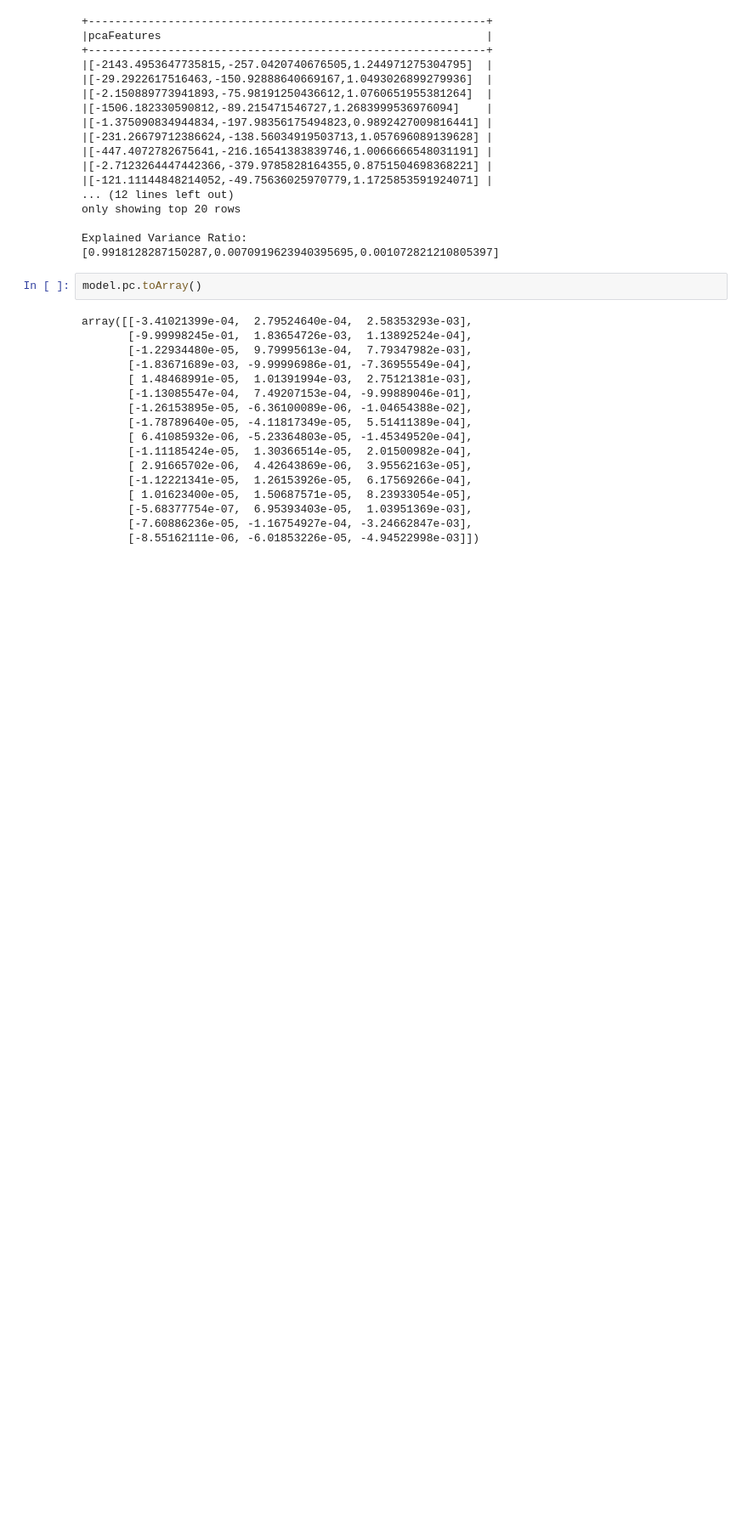
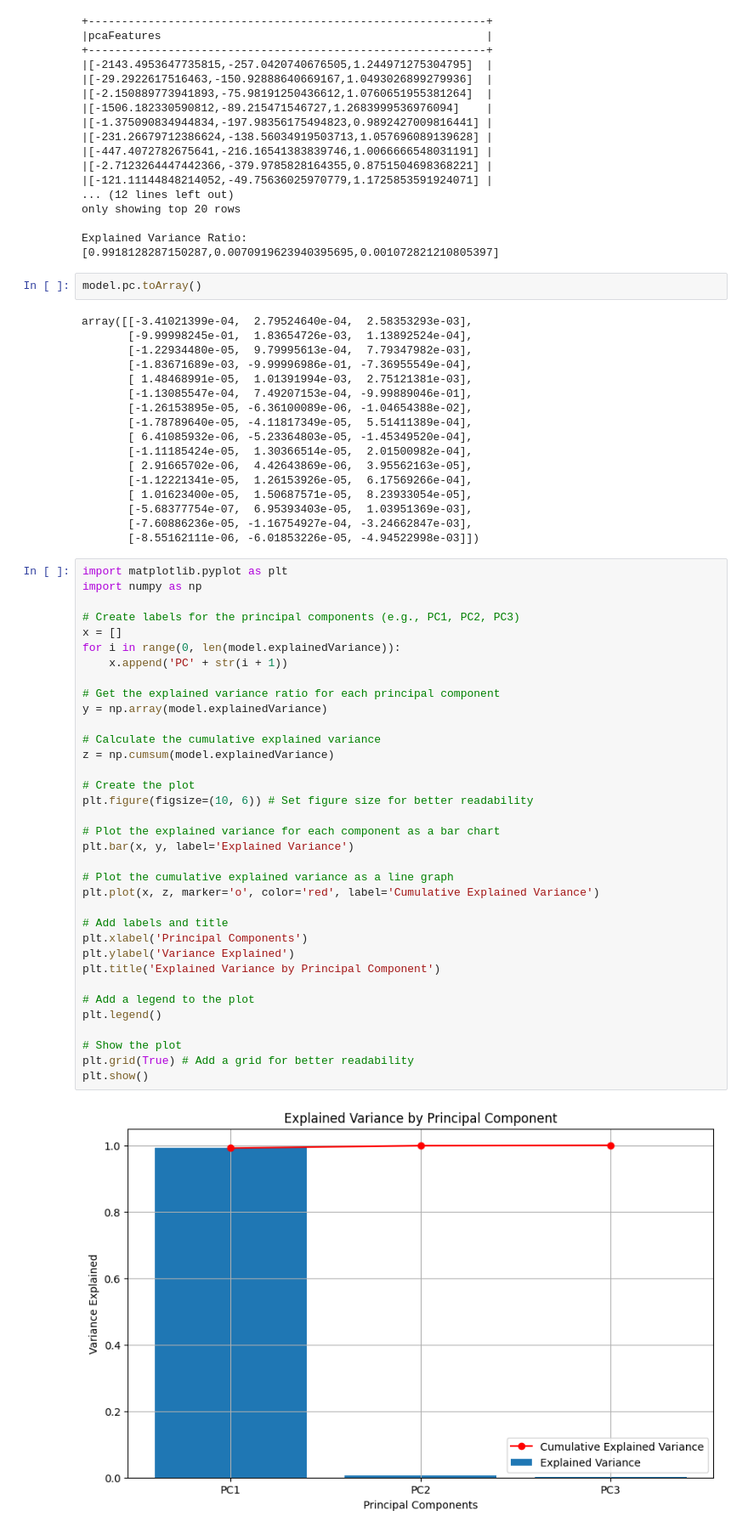
Before and after one commit to amien1410/colab-notebooks, a Jupyter notebook: Colab_Pyspark_Machine_Learning.ipynb, the cells around one changed output. Shown: that part at 85% size. Saved outputs shown, nothing was run; the diff lists cells and outputs as text; blank space fills up the shorter version.

```diff
--- a/Colab_Pyspark_Machine_Learning.ipynb
+++ b/Colab_Pyspark_Machine_Learning.ipynb
@@ -548,3 +549,40 @@ array([[-3.41021399e-04,  2.79524640e-04,  2.58353293e-03],
        [-5.68377754e-07,  6.95393403e-05,  1.03951369e-03],
        [-7.60886236e-05, -1.16754927e-04, -3.24662847e-03],
        [-8.55162111e-06, -6.01853226e-05, -4.94522998e-03]])
+# %%
+import matplotlib.pyplot as plt
+import numpy as np
+
+# Create labels for the principal components (e.g., PC1, PC2, PC3)
+x = []
+for i in range(0, len(model.explainedVariance)):
+    x.append('PC' + str(i + 1))
+
+# Get the explained variance ratio for each principal component
+y = np.array(model.explainedVariance)
+
+# Calculate the cumulative explained variance
+z = np.cumsum(model.explainedVariance)
+
+# Create the plot
+plt.figure(figsize=(10, 6)) # Set figure size for better readability
+
+# Plot the explained variance for each component as a bar chart
+plt.bar(x, y, label='Explained Variance')
+
+# Plot the cumulative explained variance as a line graph
+plt.plot(x, z, marker='o', color='red', label='Cumulative Explained Variance')
+
+# Add labels and title
+plt.xlabel('Principal Components')
+plt.ylabel('Variance Explained')
+plt.title('Explained Variance by Principal Component')
+
+# Add a legend to the plot
+plt.legend()
+
+# Show the plot
+plt.grid(True) # Add a grid for better readability
+plt.show()
+# %% [output]
+[figure, added]
```
Also changed, not shown: parts of 8 cells of this notebook.
